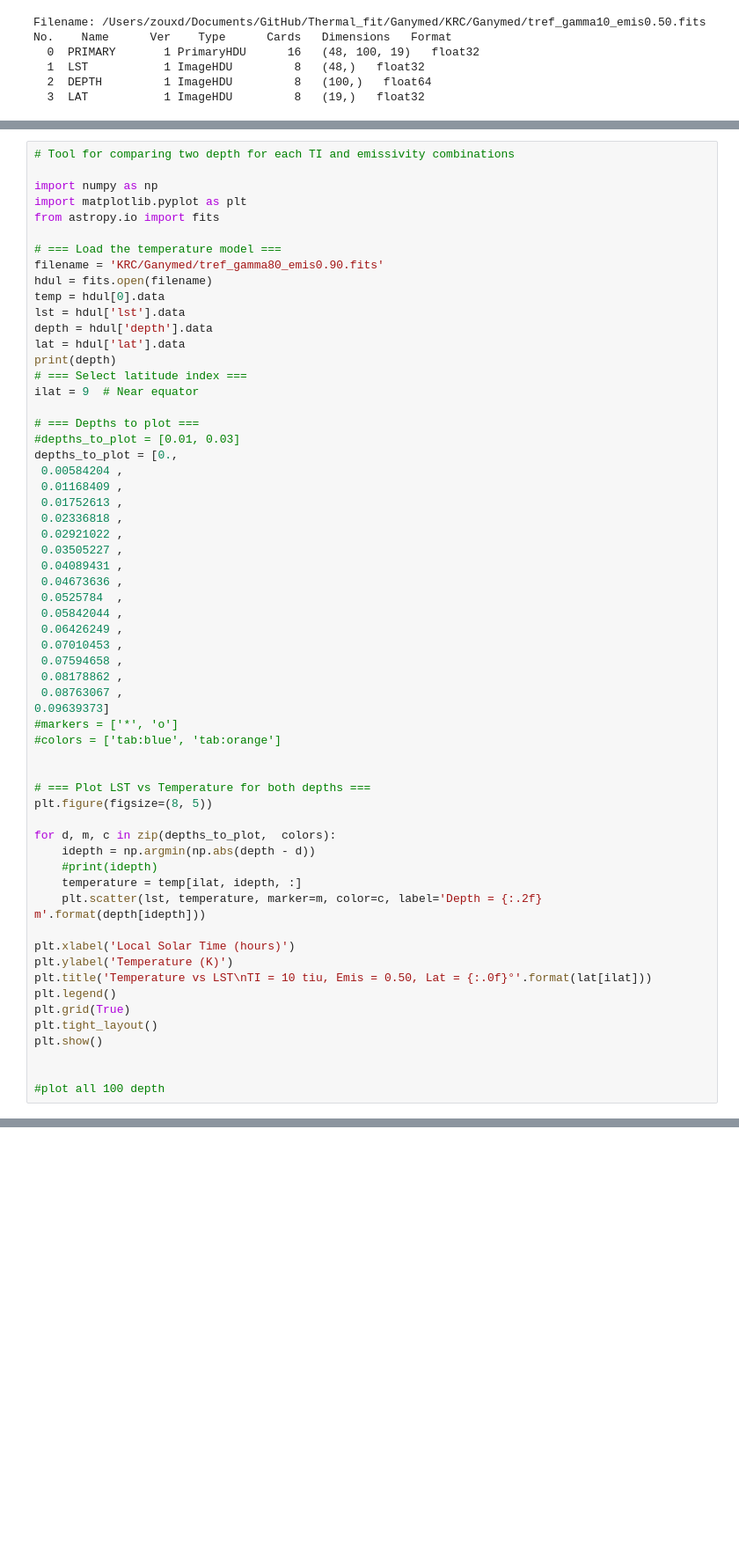
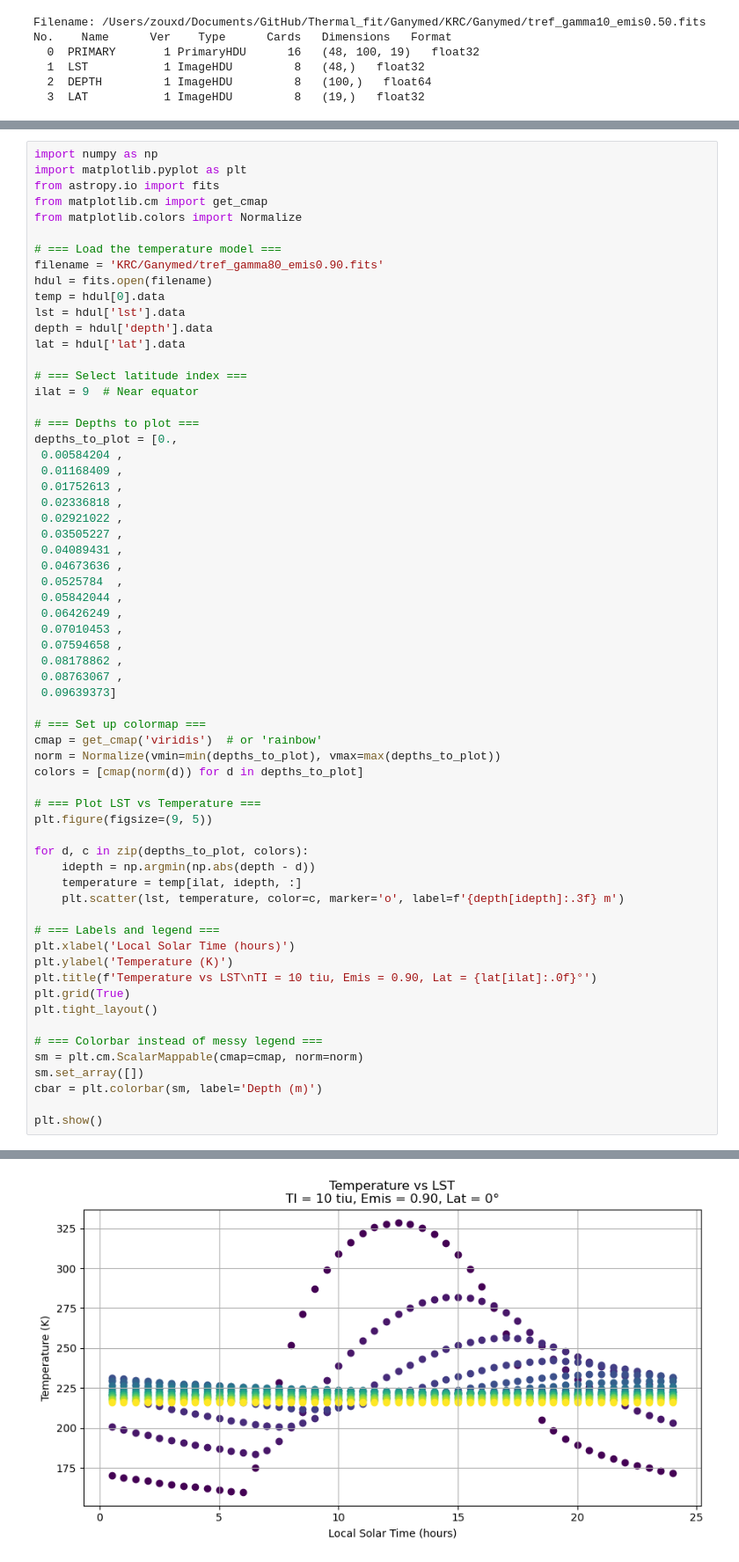
Before and after one commit to zzzxdzzz/Thermal_fit, a Jupyter notebook: Ganymed/Integrated_photometry-Ganymed.ipynb, the cells around one changed output, grey strips where cells are left out. Shown at 88% size. Cells and saved outputs as stored; diff of their text form; blank space fills up the shorter version.

```diff
--- a/Ganymed/Integrated_photometry-Ganymed.ipynb
+++ b/Ganymed/Integrated_photometry-Ganymed.ipynb
@@ -259,11 +259,11 @@ plt.show()
 # %% [output]
 [figure]
 # %%
-# Tool for comparing two depth for each TI and emissivity combinations
-
 import numpy as np
 import matplotlib.pyplot as plt
 from astropy.io import fits
+from matplotlib.cm import get_cmap
+from matplotlib.colors import Normalize
 
 # === Load the temperature model ===
 filename = 'KRC/Ganymed/tref_gamma80_emis0.90.fits'
@@ -272,12 +272,11 @@ temp = hdul[0].data
 lst = hdul['lst'].data
 depth = hdul['depth'].data
 lat = hdul['lat'].data
-print(depth)
+
 # === Select latitude index ===
 ilat = 9  # Near equator
 
 # === Depths to plot ===
-#depths_to_plot = [0.01, 0.03]
 depths_to_plot = [0.,
  0.00584204 ,
  0.01168409 ,
@@ -294,28 +293,32 @@ depths_to_plot = [0.,
  0.07594658 ,
  0.08178862 ,
  0.08763067 ,
-0.09639373]
-#markers = ['*', 'o']
-#colors = ['tab:blue', 'tab:orange']
+ 0.09639373]
 
+# === Set up colormap ===
+cmap = get_cmap('viridis')  # or 'rainbow'
+norm = Normalize(vmin=min(depths_to_plot), vmax=max(depths_to_plot))
+colors = [cmap(norm(d)) for d in depths_to_plot]
 
-# === Plot LST vs Temperature for both depths ===
-plt.figure(figsize=(8, 5))
+# === Plot LST vs Temperature ===
+plt.figure(figsize=(9, 5))
 
-for d, m, c in zip(depths_to_plot,  colors):
+for d, c in zip(depths_to_plot, colors):
     idepth = np.argmin(np.abs(depth - d))
-    #print(idepth)
     temperature = temp[ilat, idepth, :]
-    plt.scatter(lst, temperature, marker=m, color=c, label='Depth = {:.2f} m'.format(depth[idepth]))
+    plt.scatter(lst, temperature, color=c, marker='o', label=f'{depth[idepth]:.3f} m')
 
+# === Labels and legend ===
 plt.xlabel('Local Solar Time (hours)')
 plt.ylabel('Temperature (K)')
-plt.title('Temperature vs LST\nTI = 10 tiu, Emis = 0.50, Lat = {:.0f}°'.format(lat[ilat]))
-plt.legend()
+plt.title(f'Temperature vs LST\nTI = 10 tiu, Emis = 0.90, Lat = {lat[ilat]:.0f}°')
 plt.grid(True)
 plt.tight_layout()
+
+# === Colorbar instead of messy legend ===
+sm = plt.cm.ScalarMappable(cmap=cmap, norm=norm)
+sm.set_array([])
+cbar = plt.colorbar(sm, label='Depth (m)')
+
 plt.show()
-
-
-#plot all 100 depth
 # %% [output]
@@ -340,0 +326 @@ ValueError: not enough values to unpack (expected 3, got 2)
+[figure, added]
```
Also changed, not shown: parts of 2 cells of this notebook.
